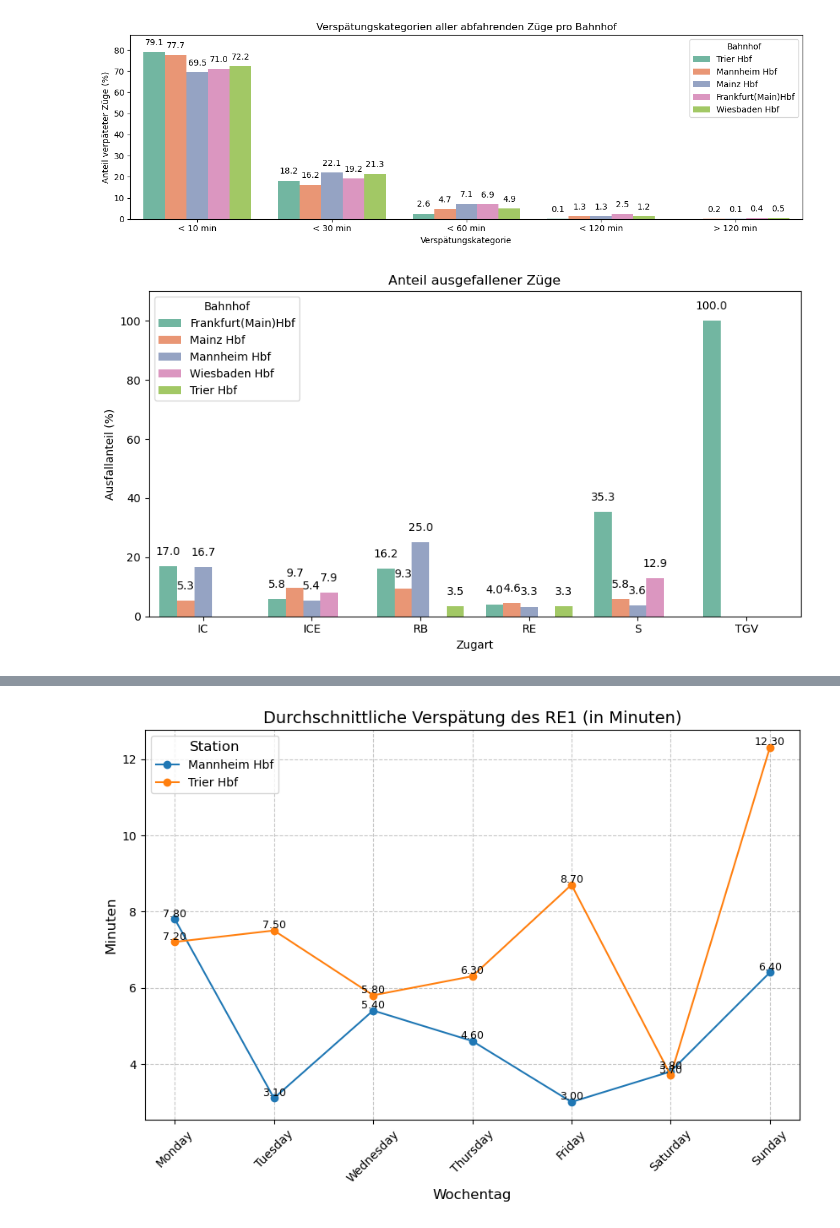
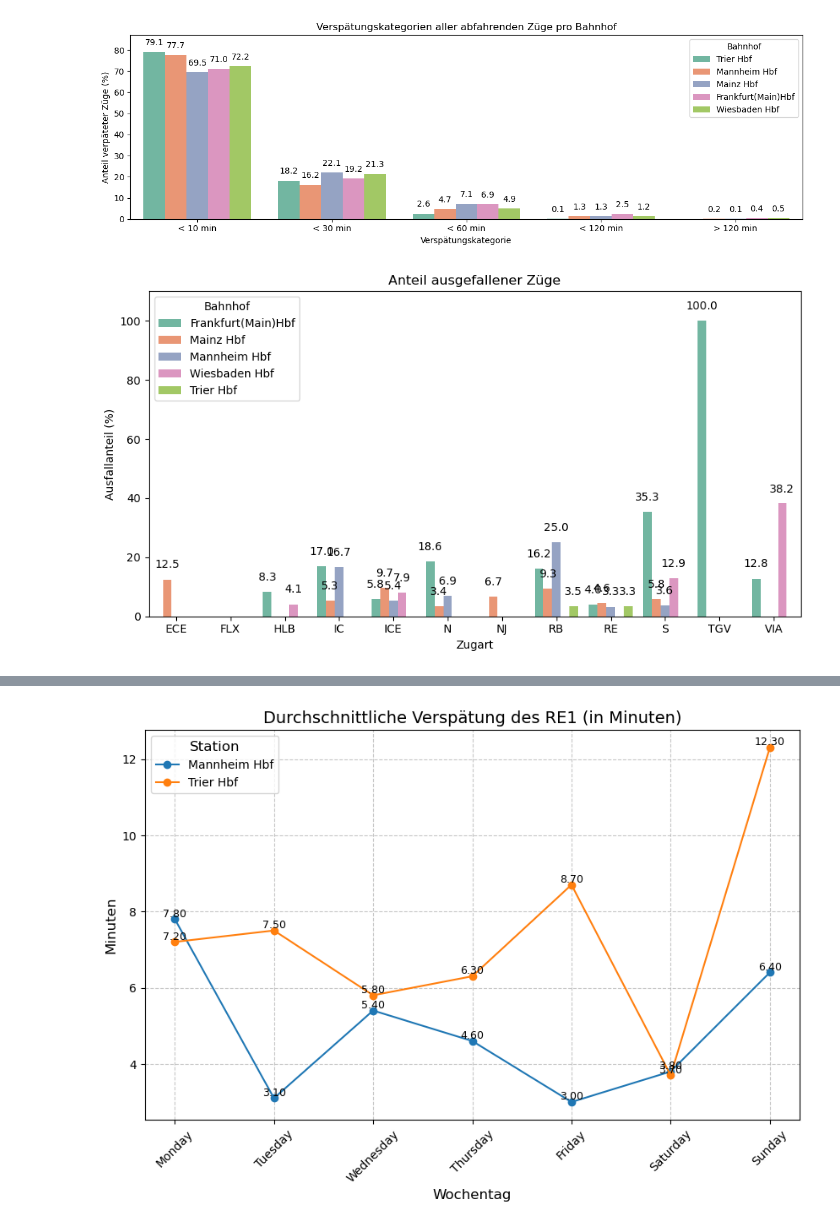
Before and after one commit to luca910/bahn-mining, a Jupyter notebook: graphics_final.ipynb, the cells around one changed output, grey strips where cells are left out. Saved outputs shown, nothing was run; the diff lists cells and outputs as text; code cells hidden in the pictures.

```diff
--- a/graphics_final.ipynb
+++ b/graphics_final.ipynb
@@ -1048,24 +1048,24 @@ ersetze_char_in_csv("out/04_Verspätungskategorien aller abfahrenden Züge pro B
 # %%
 # depature_cancellation_by_categorie
 result = calculate_cancellations_by_train_type_and_station(
     data = depature_filtered_data,
-    train_types=["IC", "ICE", "RB", "RE", "S", "TGV"],
+    train_types=["IC", "ICE", "RB", "RE", "S", "TGV", "VIA", "HLB", "N", "NJ", "FLX", "ECE"],
     calculate_percentage=True
 )
 plot_bar_chart_by_category_and_station_x(
         data=result,
         title='Anteil ausgefallener Züge',
         x_axis_label='Zugart',
         y_axis_label='Ausfallanteil (%)',
         fig_size_x=9,
         fig_size_y=5,
         int_value=False,        # Bei Prozentualen Ausfällen muss es hier "False" sein
     )
 result = reorder_calculate_percentage_delay_by_category_and_station_x(result, "-")
 create_csv(result, "out/05_Anteil ausgefallener Züge (%).csv")
 ersetze_char_in_csv("out/05_Anteil ausgefallener Züge (%).csv", ".", ",")
 # %% [output]
-[figure, old version]
+[figure, new version]
 # %%
 # arrival data
 cancellation_data_by_station = calculate_cancellations_by_operator_and_station(
```
Also changed, not shown: parts of 2 cells of this notebook.
